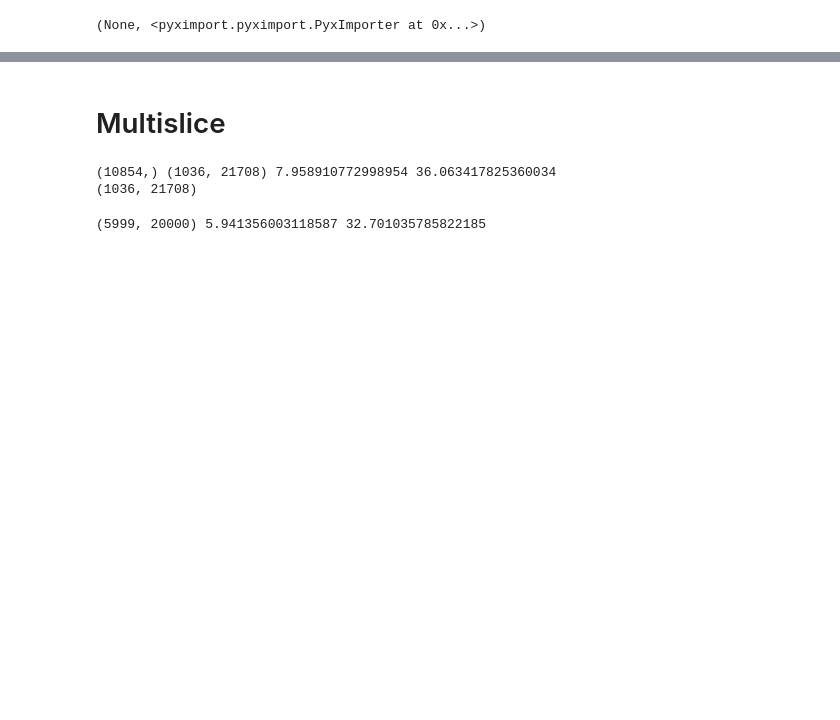
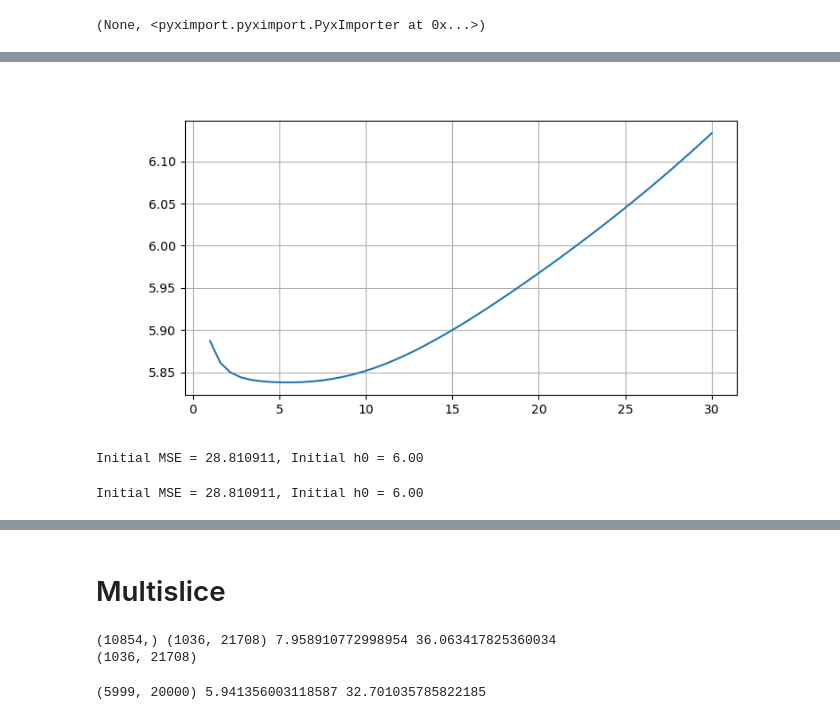
Before and after one commit to simply-nicky/pyrost, a Jupyter notebook: dev.ipynb, the cells around one changed output, grey strips where cells are left out. Cells and saved outputs as stored; diff of their text form; code cells hidden in the pictures; blank space fills up the shorter version.

```diff
--- a/dev.ipynb
+++ b/dev.ipynb
@@ -81,0 +82,23 @@ data = data.update_defocus(defocus)
+# %%
+st_obj = data.get_st().test_train_split(0.2)
+# %%
+h_vals = np.linspace(1., 30.)
+CV_vals = st_obj.CV_curve(h_vals)
+# %%
+%matplotlib widget
+fig, ax = plt.subplots(figsize=(8, 4))
+ax.plot(h_vals, CV_vals)
+ax.grid(True)
+plt.show()
+# %% [output]
+[figure, added]
+# %%
+st_res = st_obj.iter_update_gd(search_window=(0.0, 10.0, 0.1), h0=6.0, blur=4.0, n_iter=20,
+                               pm_method='de')
+# %% [output]
+Initial MSE = 28.810911, Initial h0 = 6.00
+# %%
+st_res = st_obj.iter_update_gd(search_window=(0.0, 10.0, 0.1), h0=6.0, blur=10.0, n_iter=20,
+                               pm_method='gsearch')
+# %% [output]
+Initial MSE = 28.810911, Initial h0 = 6.00
```
Also changed, not shown: parts of 13 cells of this notebook, 13 other files.
